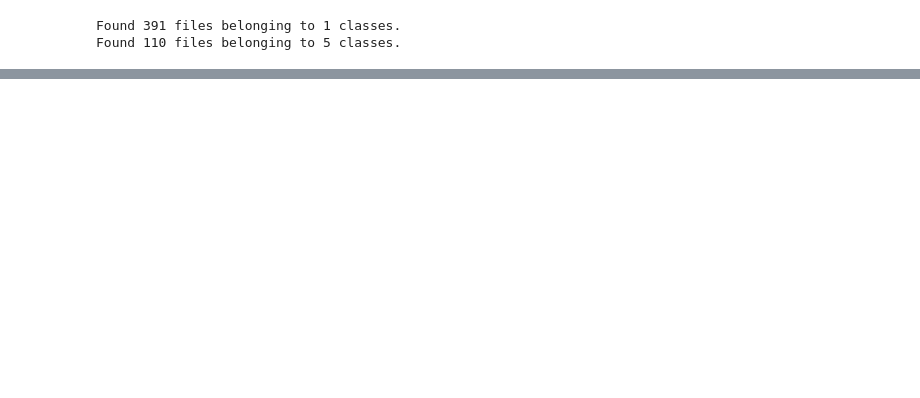
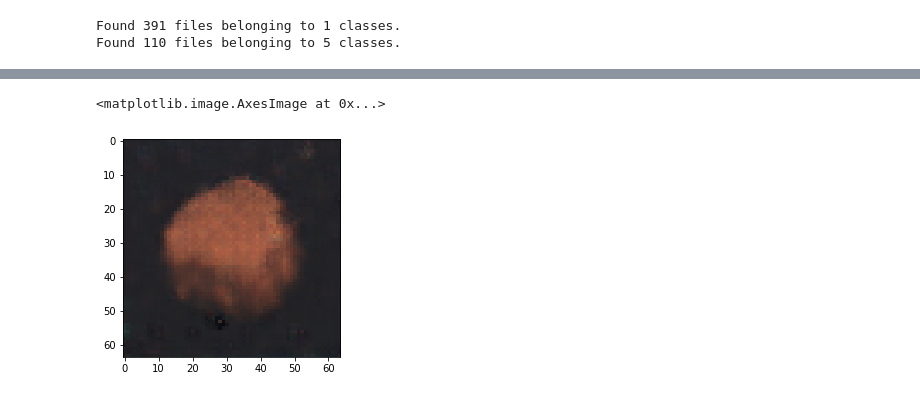
Before and after one commit to Pippo7x/AnoGAN-Keras, a Jupyter notebook: AnoGAN.ipynb, the cells around one changed output, grey strips where cells are left out. Cells and saved outputs as stored; diff of their text form; code cells hidden in the pictures; blank space fills up the shorter version.

```diff
--- a/AnoGAN.ipynb
+++ b/AnoGAN.ipynb
@@ -99,0 +108,5 @@ plt.imshow(similar_img[0, :, :, 0] - test_image[0, :, :, 0])
+# %%
+plt.imshow(s, cmap="Accent_r")
+# %% [output]
+<matplotlib.image.AxesImage at 0x...>
+[figure, added]
```
Also changed, not shown: parts of 10 cells of this notebook, 1 other file.
